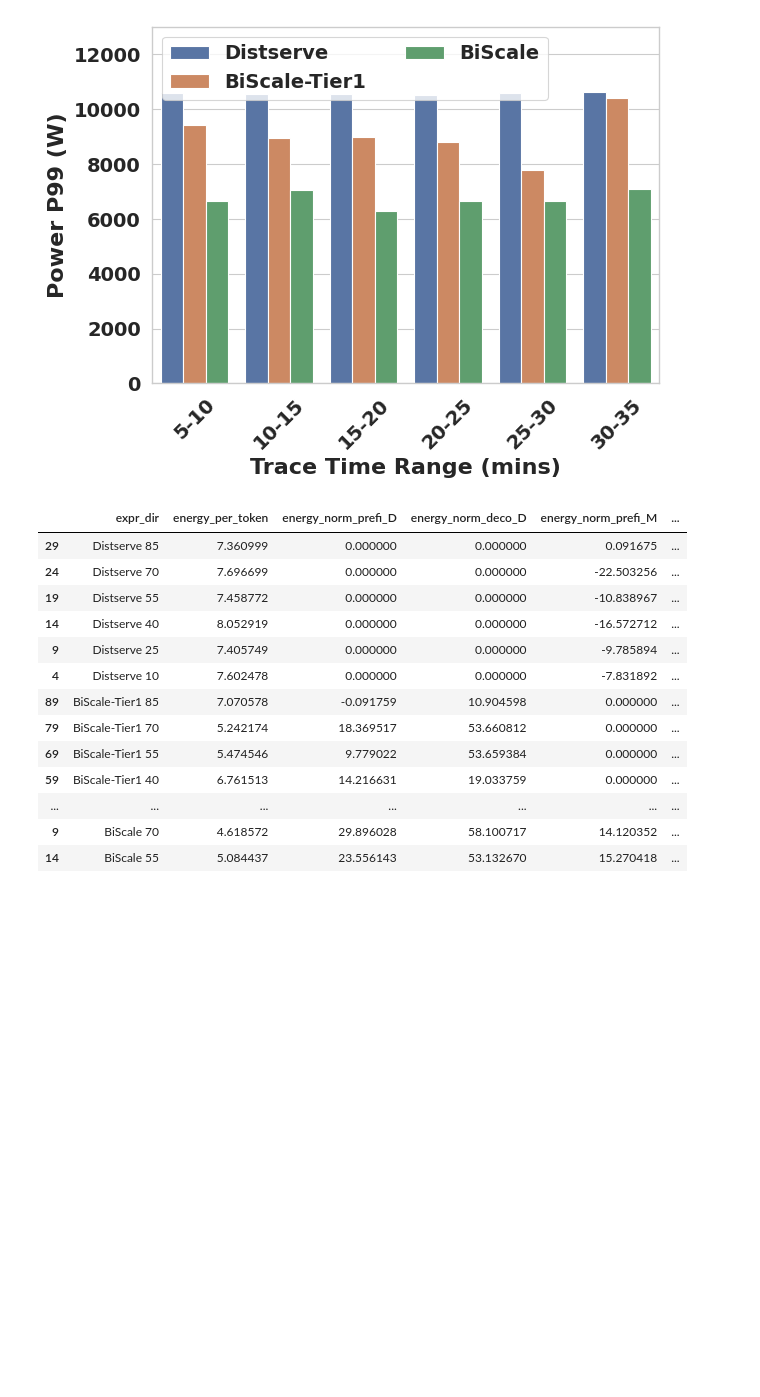
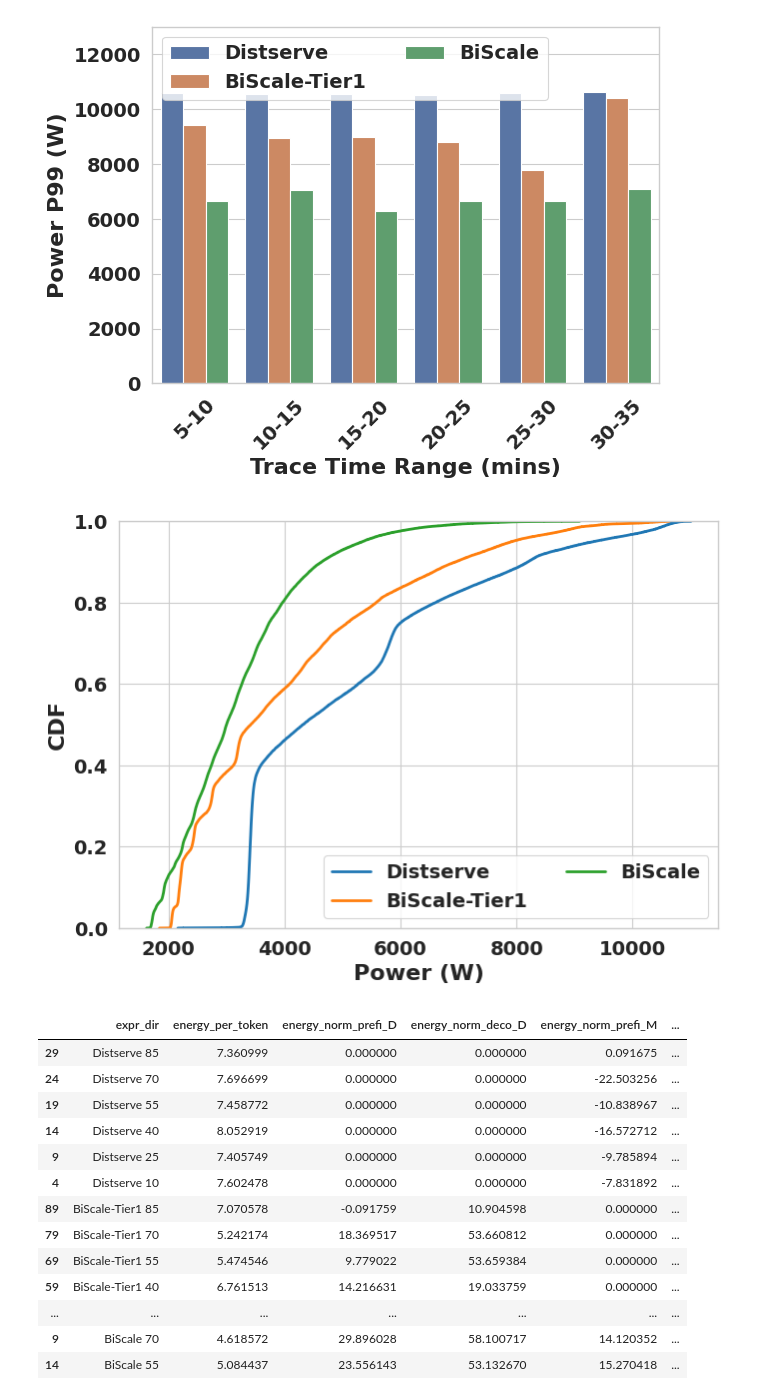
Before and after one commit to Louis-99/vllm-fork, a Jupyter notebook: additional_stuff/sosp_evals/2_nodes/disag_azure.ipynb, the cells around one changed output. Saved outputs shown, nothing was run; the diff lists cells and outputs as text; code cells hidden in the pictures; blank space fills up the shorter version.

Commit message:
power cdf

```diff
--- a/additional_stuff/sosp_evals/2_nodes/disag_azure.ipynb
+++ b/additional_stuff/sosp_evals/2_nodes/disag_azure.ipynb
@@ -246,6 +246,105 @@ plt.savefig("figs/real_67p_trace_power_p99_azure.pdf", format="pdf")
 # %% [output]
 [figure]
 [figure]
+# %%
+############################ power cdf #######################
+
+from pathlib import Path
+import numpy as np
+from matplotlib.lines import Line2D
+
+power_source_specs = [
+    (
+        Path("/export5/obasit/ClusterLevelServing/vllm_logs/arxiv_evls/azure_conv/profiler_logs_0"),
+        df_results_disag,
+    ),
+    (
+        Path("/export5/obasit/ClusterLevelServing/vllm_logs/arxiv_evls/azure_conv_retry_540/profiler_logs_0"),
+        df_results_dvfs,
+    ),
+]
+
+def load_run_power_series(run_root: Path) -> pd.DataFrame:
+    total_power_path = run_root / "total_power.csv"
+    if total_power_path.exists():
+        power_df = pd.read_csv(total_power_path)
+        if not power_df.empty and "power_w" in power_df.columns:
+            return power_df[["power_w"]].copy()
+        return pd.DataFrame(columns=["power_w"])
+
+    power_log_path = run_root / "power_log.csv"
+    if not power_log_path.exists():
+        return pd.DataFrame(columns=["power_w"])
+
+    raw_power_df = pd.read_csv(power_log_path)
+    power_cols = [
+        col for col in raw_power_df.columns
+        if col.startswith("GPU_") and col.endswith("_power_w")
+    ]
+    if not power_cols:
+        return pd.DataFrame(columns=["power_w"])
+
+    power_df = raw_power_df[power_cols].sum(axis=1).to_frame(name="power_w")
+    return power_df
+
+power_rows = []
+for root_dir, metrics_df in power_source_specs:
+    source_df = metrics_df[metrics_df["instance"] == "total"].copy()
+    source_df["run_dir_name"] = source_df["expr_dir"]
+    source_df["expr_dir"] = source_df["expr_dir"].replace(rename_mapping)
+    source_df = source_df[source_df["expr_dir"].isin(rename_mapping.values())]
+    source_df = source_df[~source_df["expr_dir"].str.contains("OURS_R5_JAN3_OLD_P90_.*_DVFS", regex=True)]
+    source_df["name"] = source_df["expr_dir"].str.replace(r"\s+\d+$", "", regex=True)
+    source_df["name"] = pd.Categorical(
+        source_df["name"],
+        categories=["Distserve", "BiScale-Tier1", "BiScale"],
+        ordered=True,
+    )
+
+    for _, row in source_df.iterrows():
+        power_df = load_run_power_series(root_dir / row["run_dir_name"])
+        if power_df.empty:
+            continue
+        power_df = power_df[["power_w"]].copy()
+        power_df["name"] = row["name"]
+        power_rows.append(power_df)
+
+power_cdf_df = pd.concat(power_rows, ignore_index=True)
+power_cdf_df = power_cdf_df.dropna(subset=["power_w", "name"])
+
+palette = {
+    "Distserve": "#1f77b4",
+    "BiScale-Tier1": "#ff7f0e",
+    "BiScale": "#2ca02c",
+}
+
+sns.set_theme(context="paper", style="whitegrid")
+plt.figure(figsize=(7, 5))
+ax = sns.ecdfplot(
+    data=power_cdf_df,
+    x="power_w",
+    hue="name",
+    hue_order=["Distserve", "BiScale-Tier1", "BiScale"],
+    palette=palette,
+    linewidth=2,
+)
+
+ax.set_xlabel("Power (W)", fontsize=16, fontweight="bold")
+ax.set_ylabel("CDF", fontsize=16, fontweight="bold")
+ax.tick_params(axis="both", labelsize=14)
+for label in ax.get_xticklabels():
+    label.set_fontweight("bold")
+for label in ax.get_yticklabels():
+    label.set_fontweight("bold")
+legend_handles = [
+    Line2D([0], [0], color=palette[name], lw=2, label=name)
+    for name in ["Distserve", "BiScale-Tier1", "BiScale"]
+]
+ax.legend(handles=legend_handles, title="", ncol=2, prop={"size": 14, "weight": "bold"})
+plt.tight_layout()
+plt.savefig("figs/real_67p_trace_power_cdf_azure.pdf", format="pdf")
+# %% [output]
+[figure, added]
 # %%
 # Normalize energy with Distserve energy for both prefill and decode
 df_results['energy_norm_prefi_D'] = df_results.apply(
```
Also changed, not shown: 1 other file.
